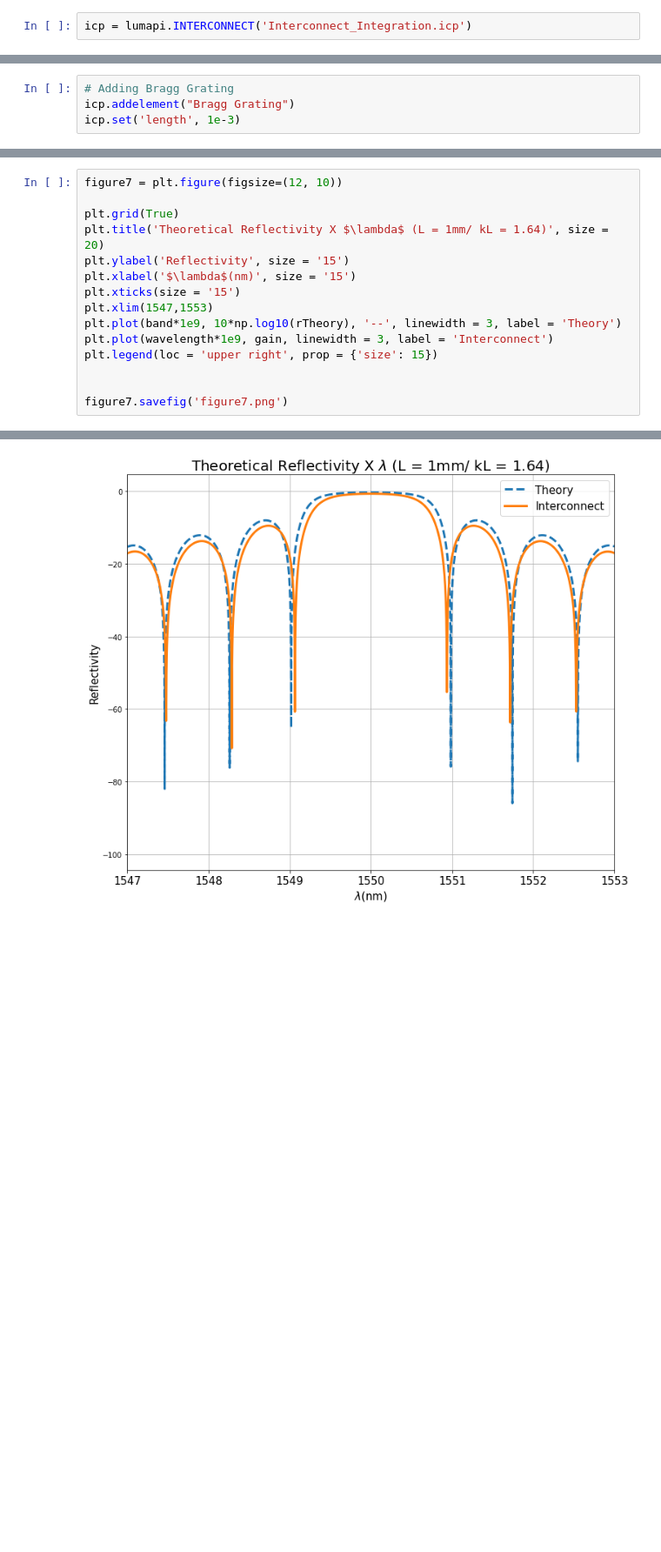
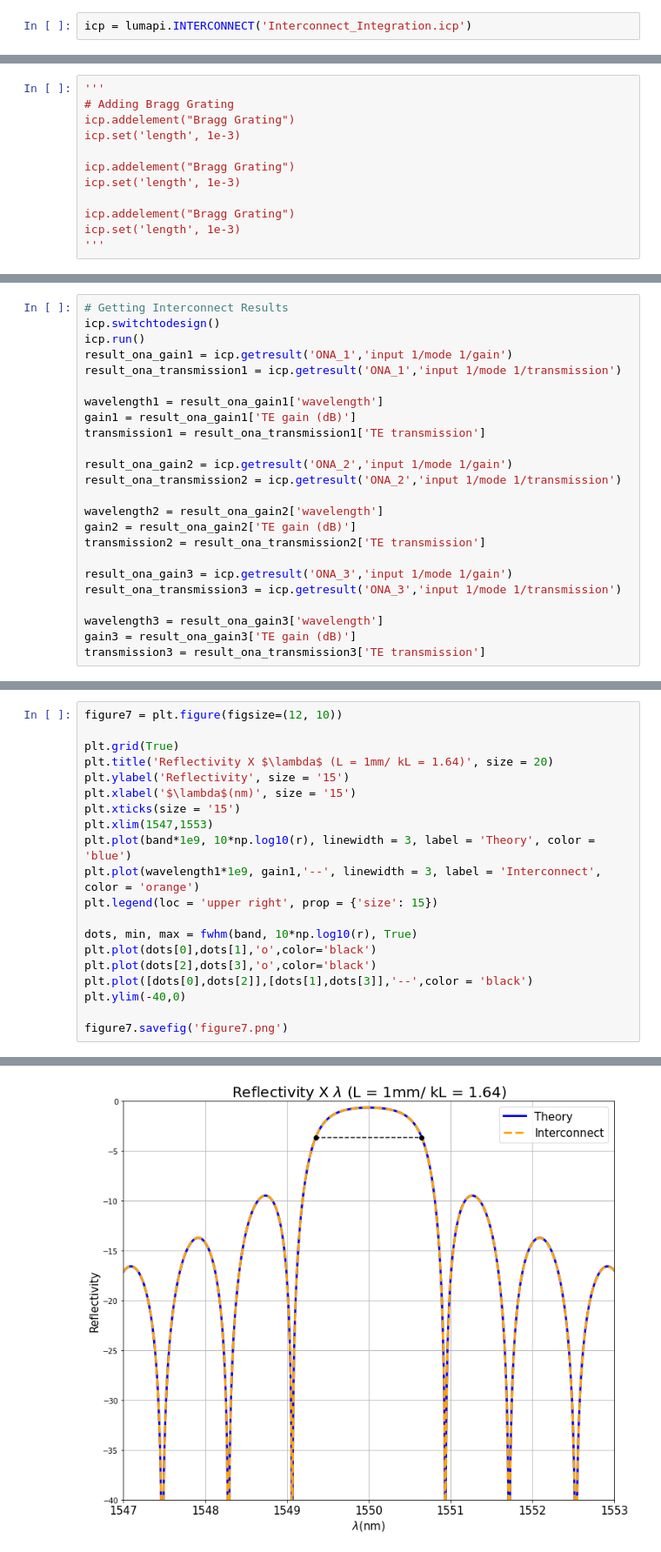
Before and after one commit to Leoopessoa/Bragg_Grating, a Jupyter notebook: Simulation/Theoretical introdution/TheoreticalNotebook.ipynb, the cells around one changed output, grey strips where cells are left out. Shown at 87% size. Cells and saved outputs as stored; diff of their text form; blank space fills up the shorter version.

```diff
--- a/Simulation/Theoretical introdution/TheoreticalNotebook.ipynb
+++ b/Simulation/Theoretical introdution/TheoreticalNotebook.ipynb
@@ -185,4 +299,12 @@ icp.set("number of points", 1e4)
 # %%
+'''
 # Adding Bragg Grating
 icp.addelement("Bragg Grating")
 icp.set('length', 1e-3)
+
+icp.addelement("Bragg Grating")
+icp.set('length', 1e-3)
+
+icp.addelement("Bragg Grating")
+icp.set('length', 1e-3)
+'''
@@ -204,3 +319,27 @@ transmission = result_ona_transmission['TE transmission']
+# %%
+# Getting Interconnect Results
+icp.switchtodesign()
+icp.run()
+result_ona_gain1 = icp.getresult('ONA_1','input 1/mode 1/gain')
+result_ona_transmission1 = icp.getresult('ONA_1','input 1/mode 1/transmission')
+
+wavelength1 = result_ona_gain1['wavelength']
+gain1 = result_ona_gain1['TE gain (dB)']
+transmission1 = result_ona_transmission1['TE transmission']
+
+result_ona_gain2 = icp.getresult('ONA_2','input 1/mode 1/gain')
+result_ona_transmission2 = icp.getresult('ONA_2','input 1/mode 1/transmission')
+
+wavelength2 = result_ona_gain2['wavelength']
+gain2 = result_ona_gain2['TE gain (dB)']
+transmission2 = result_ona_transmission2['TE transmission']
+
+result_ona_gain3 = icp.getresult('ONA_3','input 1/mode 1/gain')
+result_ona_transmission3 = icp.getresult('ONA_3','input 1/mode 1/transmission')
+
+wavelength3 = result_ona_gain3['wavelength']
+gain3 = result_ona_gain3['TE gain (dB)']
+transmission3 = result_ona_transmission3['TE transmission']
 # %%
 figure6 = plt.figure(figsize=(12, 10))
 
@@ -222,15 +366,20 @@ figure6.savefig('figure6.png')
 figure7 = plt.figure(figsize=(12, 10))
 
 plt.grid(True)
-plt.title('Theoretical Reflectivity X $\lambda$ (L = 1mm/ kL = 1.64)', size = 20)
+plt.title('Reflectivity X $\lambda$ (L = 1mm/ kL = 1.64)', size = 20)
 plt.ylabel('Reflectivity', size = '15')
 plt.xlabel('$\lambda$(nm)', size = '15')
 plt.xticks(size = '15')
 plt.xlim(1547,1553)
-plt.plot(band*1e9, 10*np.log10(rTheory), '--', linewidth = 3, label = 'Theory')
-plt.plot(wavelength*1e9, gain, linewidth = 3, label = 'Interconnect')
+plt.plot(band*1e9, 10*np.log10(r), linewidth = 3, label = 'Theory', color = 'blue')
+plt.plot(wavelength1*1e9, gain1,'--', linewidth = 3, label = 'Interconnect', color = 'orange')
 plt.legend(loc = 'upper right', prop = {'size': 15})
 
+dots, min, max = fwhm(band, 10*np.log10(r), True)
+plt.plot(dots[0],dots[1],'o',color='black')
+plt.plot(dots[2],dots[3],'o',color='black')
+plt.plot([dots[0],dots[2]],[dots[1],dots[3]],'--',color = 'black')
+plt.ylim(-40,0)
 
 figure7.savefig('figure7.png')
 # %% [output]
@@ -237 +387 @@ figure7.savefig('figure7.png')
-[figure, old version]
+[figure, new version]
```
Also changed, not shown: parts of 21 cells of this notebook, 11 other files.
